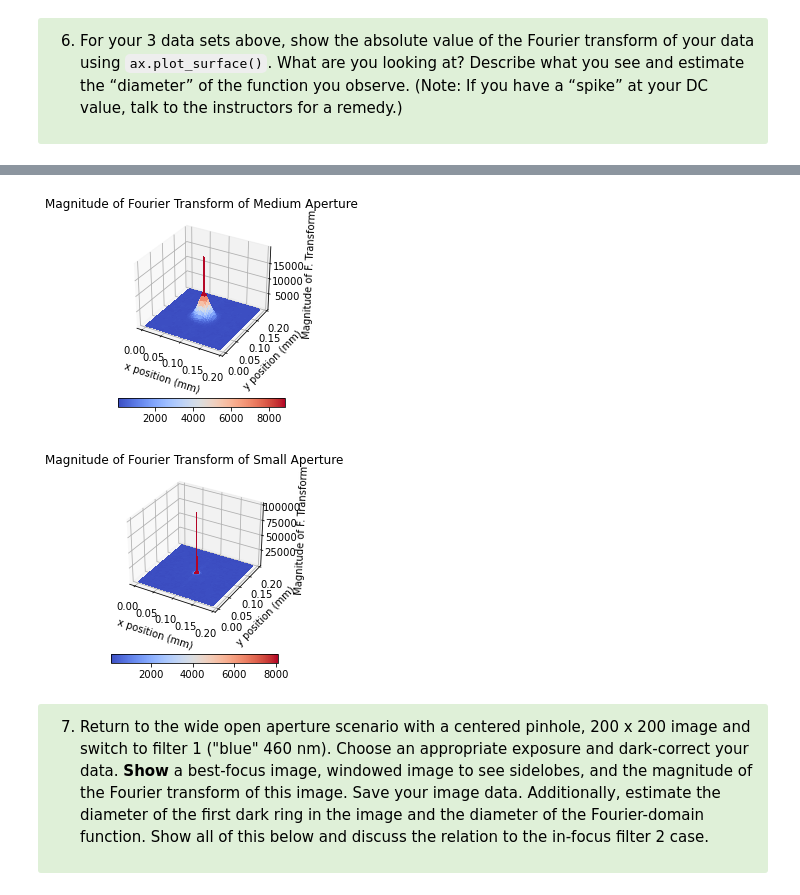
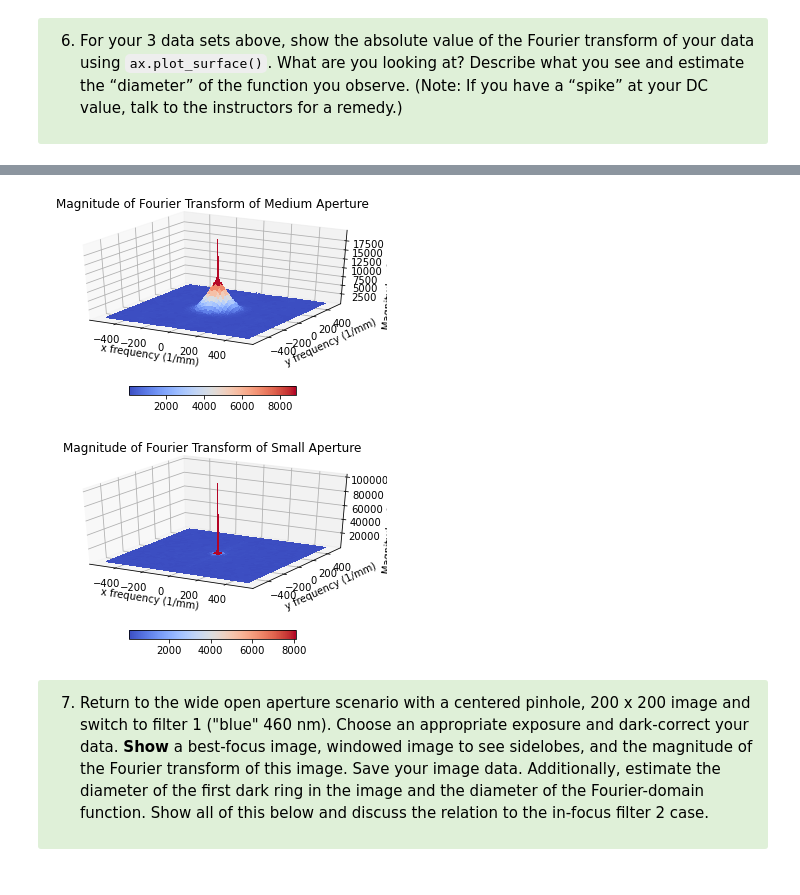
Before and after one commit to dishamishra/Labs_Imager, a Jupyter notebook: Lab3 Part2 (Clean).ipynb, the cells around one changed output, grey strips where cells are left out. Drawn from its saved outputs; the diff is of its cells as text; code cells hidden in the pictures.

```diff
--- a/Lab3 Part2 (Clean).ipynb
+++ b/Lab3 Part2 (Clean).ipynb
@@ -382,29 +384,31 @@ plt.show()
 # %%
 transformed_func = fftshift(fft2(ifftshift(np.load('medium_aperture.npy'))))
 fig, ax = plt.subplots(subplot_kw={"projection": "3d"})
 # Make data.
-X = np.linspace(0,200*.96/1000,200)
-Y = np.linspace(0,200*.96/1000,200)
+fs = 104 / 100 * 1000
+X = np.linspace(-fs/2,fs/2*(200-2)/200,200)
+Y = np.linspace(-fs/2,fs/2*(200-2)/200,200)
 X, Y = np.meshgrid(X, Y)
 #R = np.sqrt(X**2 + Y**2)
 Z = np.abs(transformed_func)
 # Plot the surface.
 surf = ax.plot_surface(X, Y, Z, cmap=cm.coolwarm,
                        linewidth=0, antialiased=False)
 fig.colorbar(surf, shrink=0.5, aspect=20, orientation='horizontal')
-ax.set_xlabel('x position (mm)')
-ax.set_ylabel('y position (mm)')
+ax.set_xlabel('x frequency (1/mm)')
+ax.set_ylabel('y frequency (1/mm)')
 ax.set_zlabel('Magnitude of F. Transform')
 ax.set_title('Magnitude of Fourier Transform of Medium Aperture')
 plt.show()
 # %% [output]
-[figure, old version]
+[figure, new version]
 # %%
 transformed_func = fftshift(fft2(ifftshift(np.load('small_aperture.npy'))))
 fig, ax = plt.subplots(subplot_kw={"projection": "3d"})
 # Make data.
-X = np.linspace(0,200*.96/1000,200)
-Y = np.linspace(0,200*.96/1000,200)
+fs = 104 / 100 * 1000
+X = np.linspace(-fs/2,fs/2*(200-2)/200,200)
+Y = np.linspace(-fs/2,fs/2*(200-2)/200,200)
 X, Y = np.meshgrid(X, Y)
 #R = np.sqrt(X**2 + Y**2)
 Z = np.abs(transformed_func)
@@ -412,13 +416,13 @@ Z = np.abs(transformed_func)
 surf = ax.plot_surface(X, Y, Z, cmap=cm.coolwarm,
                        linewidth=0, antialiased=False)
 fig.colorbar(surf, shrink=0.5, aspect=20, orientation='horizontal')
-ax.set_xlabel('x position (mm)')
-ax.set_ylabel('y position (mm)')
+ax.set_xlabel('x frequency (1/mm)')
+ax.set_ylabel('y frequency (1/mm)')
 ax.set_zlabel('Magnitude of F. Transform')
 ax.set_title('Magnitude of Fourier Transform of Small Aperture')
 plt.show()
 # %% [output]
-[figure, old version]
+[figure, new version]
 # %% [markdown]
 <div class="alert alert-block alert-success">
 <font color='black'>
```
Also changed, not shown: parts of 7 cells of this notebook.
